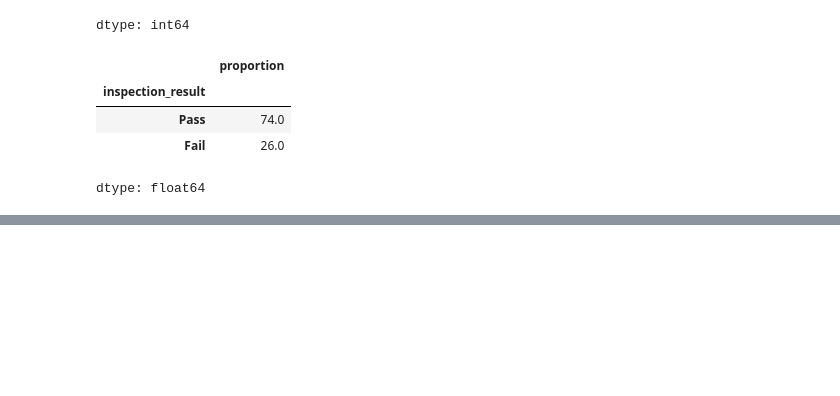
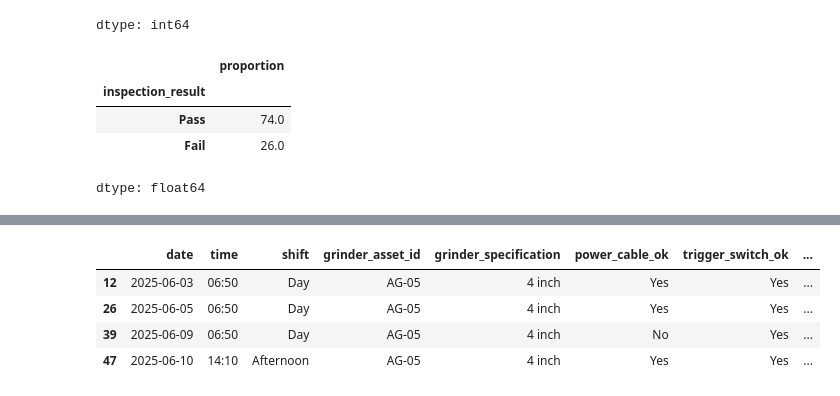
Before and after one commit to Anthony-Kabamba/maintenance-data-analysis, a Jupyter notebook: 260609_grinder_operational_readiness_analysis_v1.ipynb, the cells around one changed output, grey strips where cells are left out. Drawn from its saved outputs; the diff is of its cells as text; code cells hidden in the pictures; blank space fills up the shorter version.

```diff
--- a/260609_grinder_operational_readiness_analysis_v1.ipynb
+++ b/260609_grinder_operational_readiness_analysis_v1.ipynb
@@ -112,0 +188,11 @@ dtype: float64
+# %%
+df[
+    (df["grinder_asset_id"] == "AG-05") &
+    (df["inspection_result"] == "Fail")
+]
+# %% [output]
+|  | date | time | shift | grinder_asset_id | grinder_specification | power_cable_ok | trigger_switch_ok | ... |
+| 12 | 2025-06-03 | 06:50 | Day | AG-05 | 4 inch | Yes | Yes | ... |
+| 26 | 2025-06-05 | 06:50 | Day | AG-05 | 4 inch | Yes | Yes | ... |
+| 39 | 2025-06-09 | 06:50 | Day | AG-05 | 4 inch | No | Yes | ... |
+| 47 | 2025-06-10 | 14:10 | Afternoon | AG-05 | 4 inch | Yes | Yes | ... |
```
Also changed, not shown: parts of 13 cells of this notebook.
